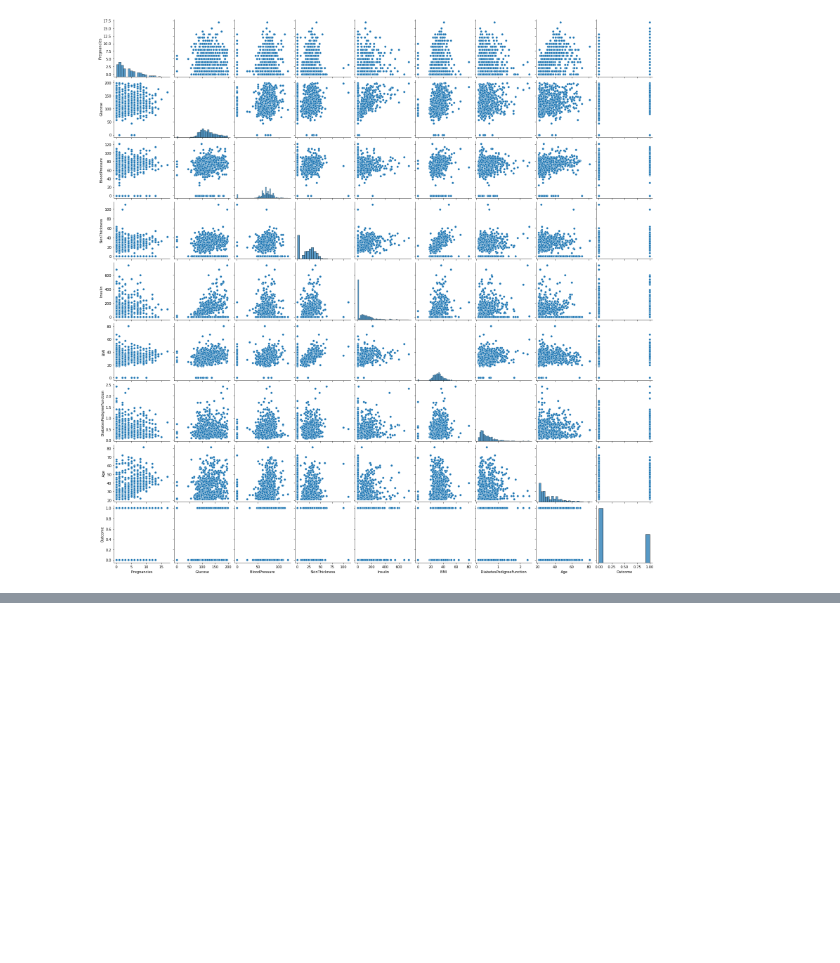
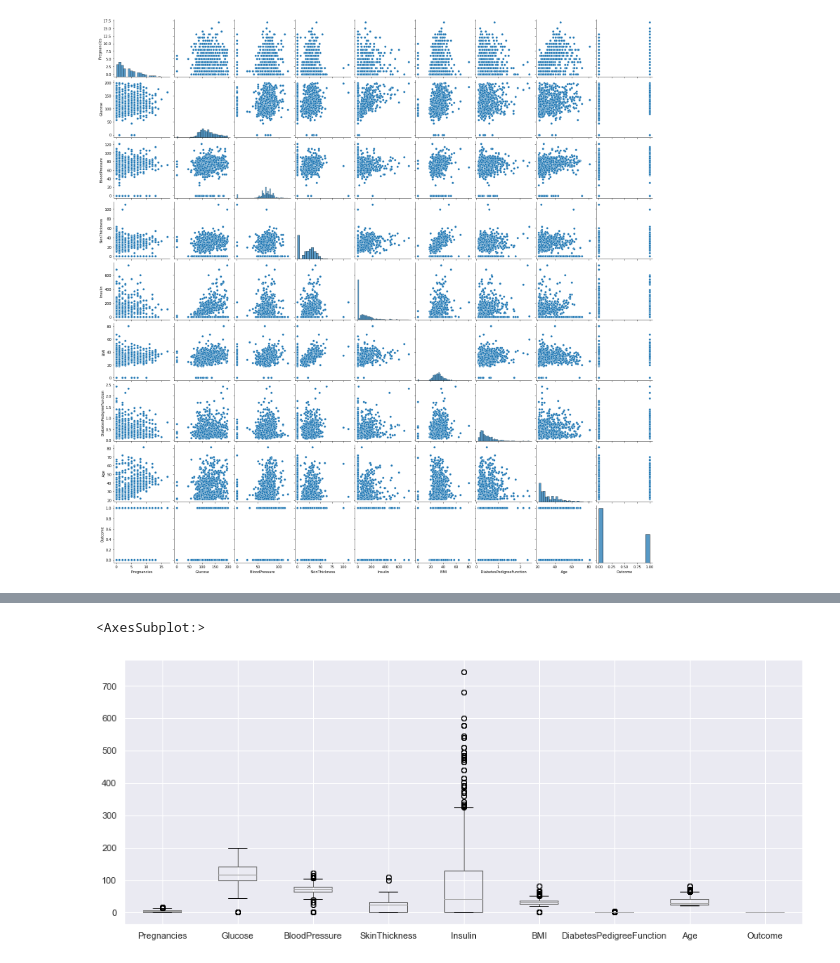
Before and after one commit to nicolemd7/Diabetes-Prediction, a Jupyter notebook: Diabetes Prediction.ipynb, the cells around one changed output, grey strips where cells are left out. Drawn from its saved outputs; the diff is of its cells as text; code cells hidden in the pictures; blank space fills up the shorter version.

```diff
--- a/Diabetes Prediction.ipynb
+++ b/Diabetes Prediction.ipynb
@@ -81,0 +79,6 @@ y =df['Outcome']
+# %%
+sns.set(palette="Set2")
+df.boxplot(figsize=(15,6))
+# %% [output]
+<AxesSubplot:>
+[figure, added]
```
Also changed, not shown: parts of 40 cells of this notebook, 3 other files.
